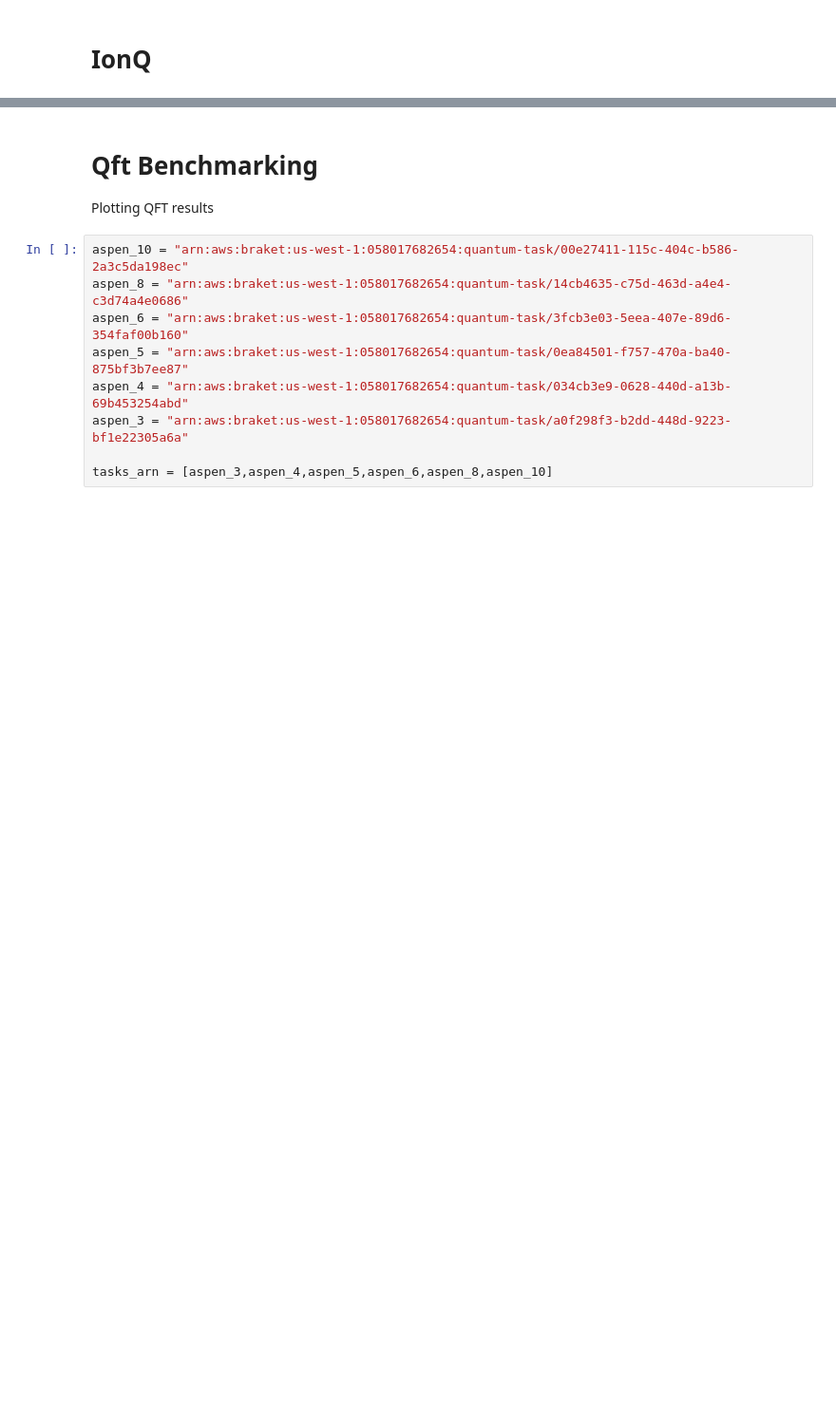
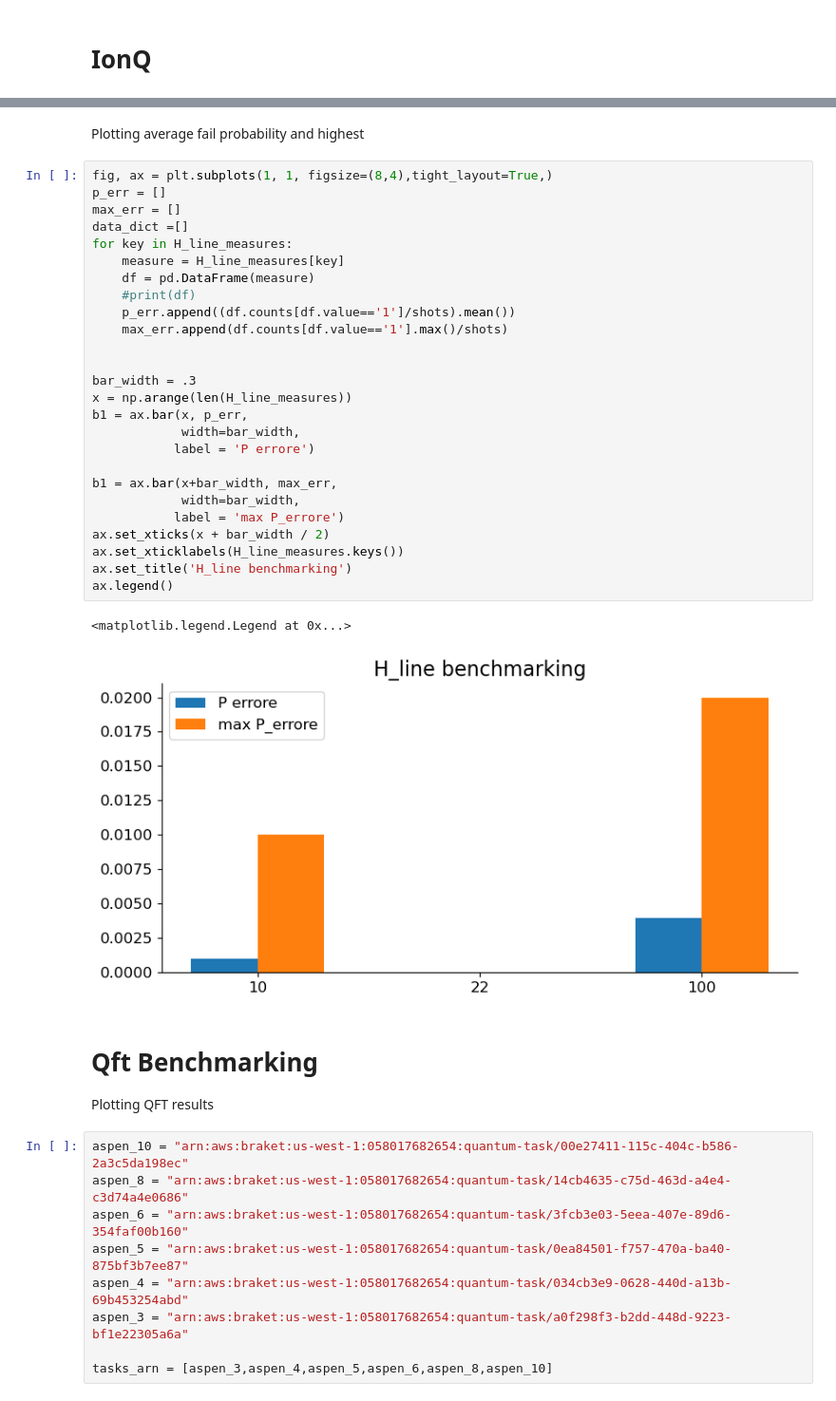
Before and after one commit to SwgAnno/QBench, a Jupyter notebook: RIGETTI VS IONQ/H_line_Benchmark.ipynb, the cells around one changed output, grey strips where cells are left out. Shown at 95% size. Cells and saved outputs as stored; diff of their text form; blank space fills up the shorter version.

```diff
--- a/RIGETTI VS IONQ/H_line_Benchmark.ipynb
+++ b/RIGETTI VS IONQ/H_line_Benchmark.ipynb
@@ -281,3 +312,34 @@ AxesSubplot(0.125,0.11;0.775x0.132759)
+# %% [markdown]
+Plotting average fail probability and highest
+# %%
+fig, ax = plt.subplots(1, 1, figsize=(8,4),tight_layout=True,)
+p_err = []
+max_err = []
+data_dict =[]
+for key in H_line_measures:
+    measure = H_line_measures[key]
+    df = pd.DataFrame(measure)
+    #print(df)
+    p_err.append((df.counts[df.value=='1']/shots).mean())
+    max_err.append(df.counts[df.value=='1'].max()/shots)
+
+
+bar_width = .3
+x = np.arange(len(H_line_measures))
+b1 = ax.bar(x, p_err,
+            width=bar_width,
+           label = 'P errore')
+
+b1 = ax.bar(x+bar_width, max_err,
+            width=bar_width,
+           label = 'max P_errore')
+ax.set_xticks(x + bar_width / 2)
+ax.set_xticklabels(H_line_measures.keys())
+ax.set_title('H_line benchmarking')
+ax.legend()
+# %% [output]
+<matplotlib.legend.Legend at 0x...>
+[figure, added]
 # %% [markdown]
 # Qft Benchmarking
 Plotting QFT results
```
Also changed, not shown: parts of 7 cells of this notebook, 1 other file.
